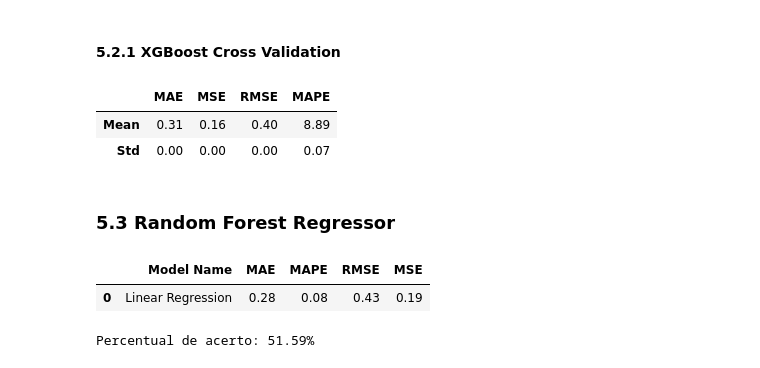
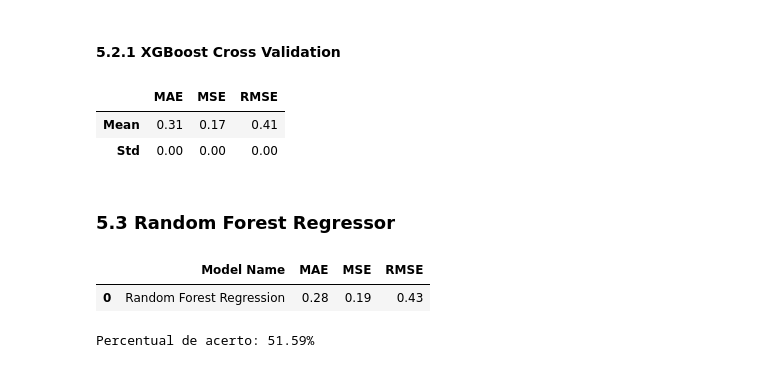
Before and after one commit to aleemarino/beer_review, a Jupyter notebook: tcc.ipynb, the cells around one changed output. Cells and saved outputs as stored; diff of their text form; code cells hidden in the pictures.

```diff
--- a/tcc.ipynb
+++ b/tcc.ipynb
@@ -710,8 +722,8 @@ cross_validation(X_test_Scaled_Data_Frame, y_test, linear_regression, kfold=10)
 # %%
 #definindo parâmetros
 decision_tree_regressor = DecisionTreeRegressor(
-    max_depth=15,
-    min_samples_split=10,
+    max_depth=8,
+    min_samples_split=5,
     min_samples_leaf=5,
     random_state=42
 )
@@ -726,7 +738,7 @@ decision_tree_regressor_pred = decision_tree_regressor.predict(X_test_Scaled)
 decision_tree_regressor_pred_rounded = np.round(decision_tree_regressor_pred / 0.5) * 0.5
 
 #avaliando
-decision_tree_result = ml_error('Linear Regression', y_test, decision_tree_regressor_pred_rounded)
+decision_tree_result = ml_error('Decision Tree Regression', y_test, decision_tree_regressor_pred_rounded)
 
 #exibindo o resultado
 decision_tree_result
@@ -779,9 +771,9 @@ cross_validation(X_test_Scaled_Data_Frame, y_test, decision_tree_regressor, kfol
 # %%
 #definindo parâmetros
 xgb_regressor = XGBRegressor(
-    max_depth=6,               # Profundidade máxima da árvore
-    n_estimators=100,          # Número de árvores no ensemble
-    learning_rate=0.1,         # Taxa de aprendizado
+    max_depth=9,               # Profundidade máxima da árvore
+    n_estimators=150,          # Número de árvores no ensemble
+    learning_rate=0.3,         # Taxa de aprendizado
     subsample=0.8,             # Proporção de amostras usadas para treinar cada árvore
     colsample_bytree=0.8,      # Proporção de features usadas para cada árvore
     random_state=42
@@ -797,7 +789,7 @@ xgb_regressor_pred = xgb_regressor.predict(X_test_Scaled)
 xgb_regressor_pred_rounded = np.round(xgb_regressor_pred / 0.5) * 0.5
 
 #avaliando
-xgb_regressor_result = ml_error('Linear Regression', y_test, xgb_regressor_pred_rounded)
+xgb_regressor_result = ml_error('XGBoost Regression', y_test, xgb_regressor_pred_rounded)
 
 #exibindo o resultado
 xgb_regressor_result
@@ -840,11 +812,11 @@ result_df.head(20)
 # %% [markdown]
 #### 5.2.1 XGBoost Cross Validation
 # %%
-cross_validation(X_test_Scaled_Data_Frame, y_test, xgb_regressor, kfold=10)
+cross_validation(X_test_Scaled_Data_Frame, y_test, xgb_regressor, kfold=5)
 # %% [output]
-|  | MAE | MSE | RMSE | MAPE |
-| Mean | 0.31 | 0.16 | 0.40 | 8.89 |
-| Std | 0.00 | 0.00 | 0.00 | 0.07 |
+|  | MAE | MSE | RMSE |
+| Mean | 0.31 | 0.17 | 0.41 |
+| Std | 0.00 | 0.00 | 0.00 |
 # %% [markdown]
 ### 5.3 Random Forest Regressor
 # %%
@@ -867,13 +839,13 @@ rf_regressor_pred = rf_regressor.predict(X_test_Scaled)
 rf_regressor_pred_rounded = np.round(rf_regressor_pred / 0.5) * 0.5
 
 #avaliando
-rf_regressor_result = ml_error('Linear Regression', y_test, rf_regressor_pred_rounded)
+rf_regressor_result = ml_error('Random Forest Regression', y_test, rf_regressor_pred_rounded)
 
 #exibindo o resultado
 rf_regressor_result
 # %% [output]
-|  | Model Name | MAE | MAPE | RMSE | MSE |
-| 0 | Linear Regression | 0.28 | 0.08 | 0.43 | 0.19 |
+|  | Model Name | MAE | MSE | RMSE |
+| 0 | Random Forest Regression | 0.28 | 0.19 | 0.43 |
 # %%
 result_df = pd.DataFrame({
     'True Value': y_test,
```
Also changed, not shown: parts of 17 cells of this notebook.
